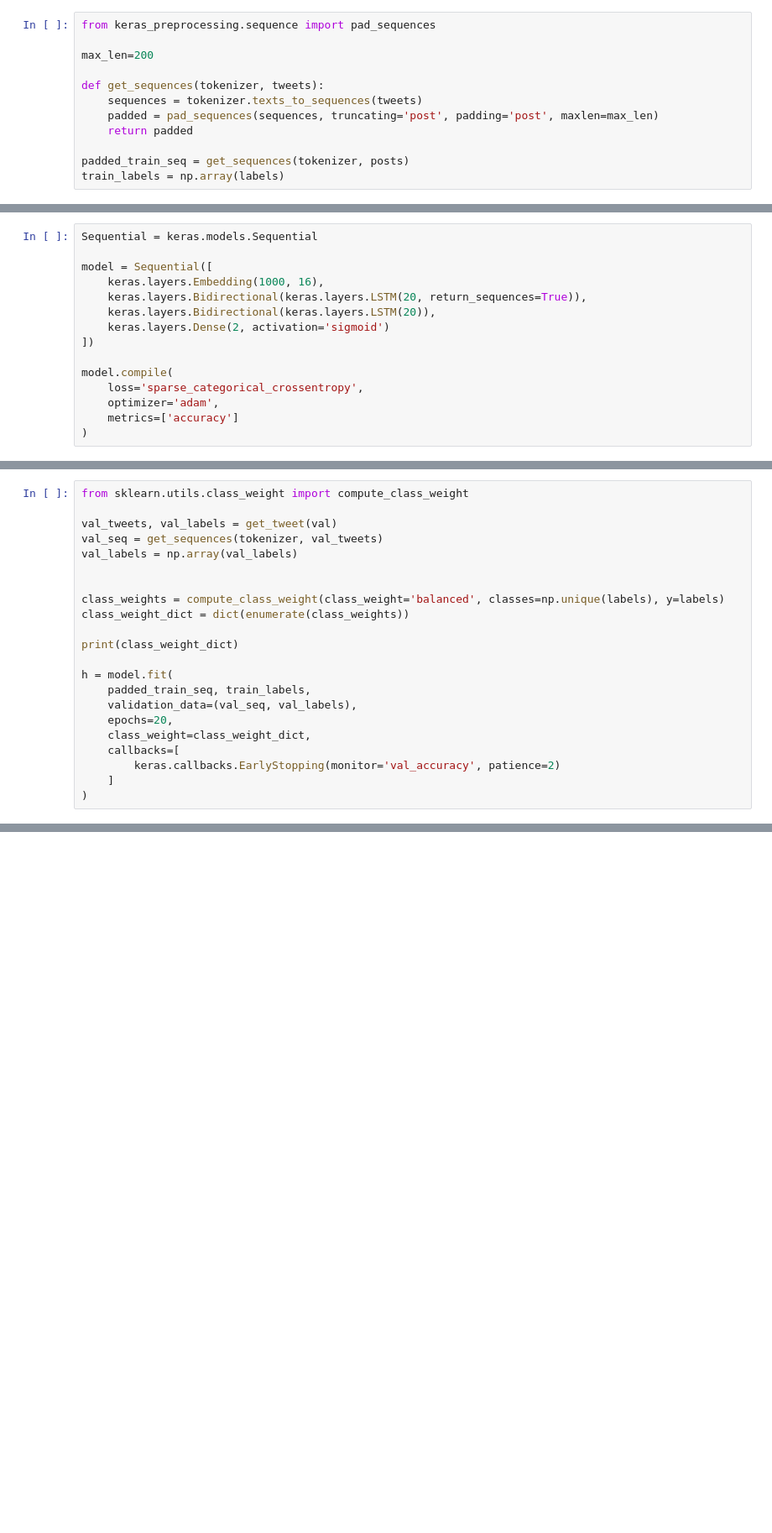
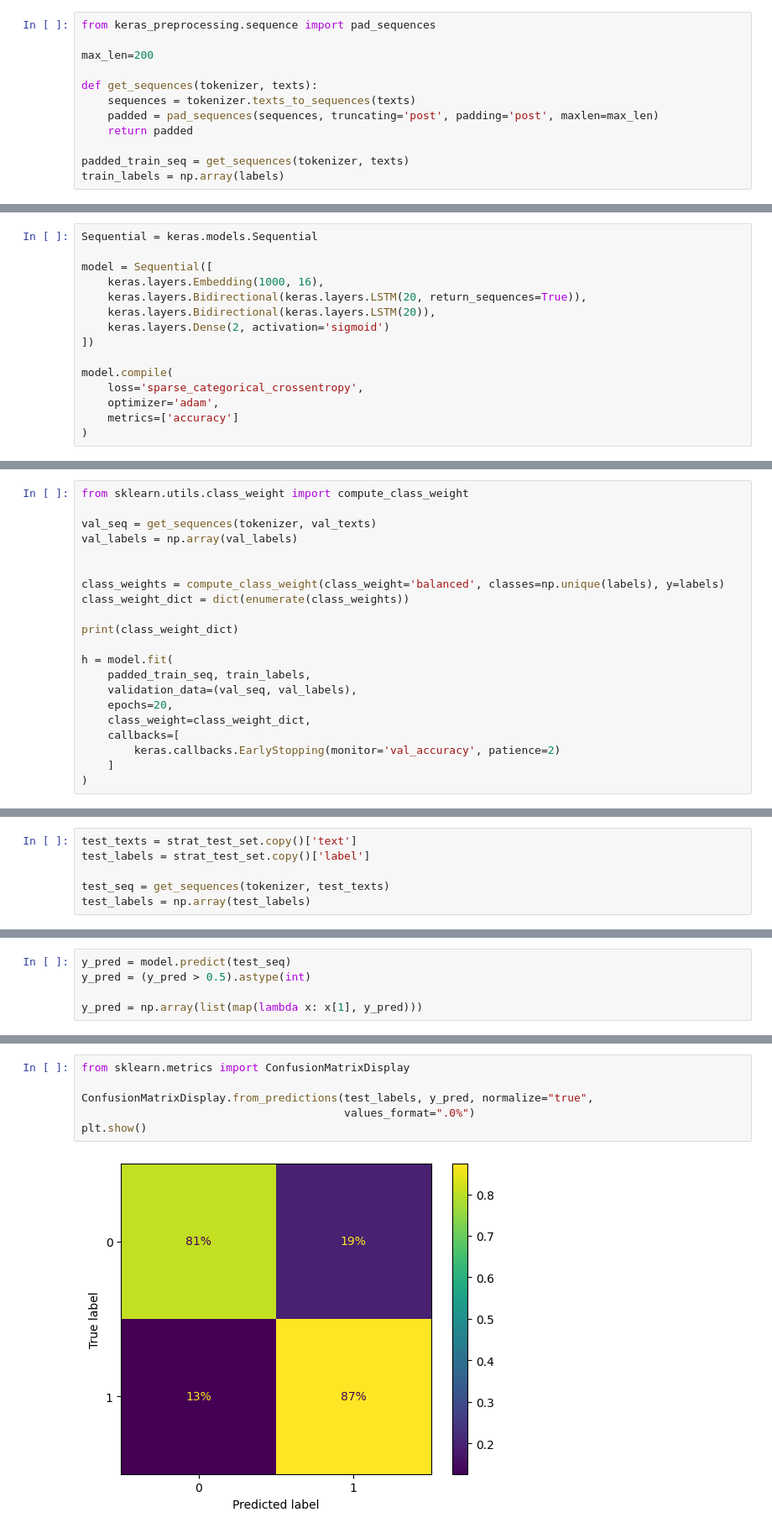
Before and after one commit to sivabalansm/reddit_depression_analysis, a Jupyter notebook: analyzer/solver.ipynb, the cells around one changed output, grey strips where cells are left out. Shown at 84% size. Saved outputs shown, nothing was run; the diff lists cells and outputs as text; blank space fills up the shorter version.

```diff
--- a/analyzer/solver.ipynb
+++ b/analyzer/solver.ipynb
@@ -109,12 +138,12 @@ from keras_preprocessing.sequence import pad_sequences
 
 max_len=200
 
-def get_sequences(tokenizer, tweets):
-    sequences = tokenizer.texts_to_sequences(tweets)
+def get_sequences(tokenizer, texts):
+    sequences = tokenizer.texts_to_sequences(texts)
     padded = pad_sequences(sequences, truncating='post', padding='post', maxlen=max_len)
     return padded
 
-padded_train_seq = get_sequences(tokenizer, posts)
+padded_train_seq = get_sequences(tokenizer, texts)
 train_labels = np.array(labels)
 # %% [markdown]
 #### Creating the model
@@ -136,8 +175,7 @@ model.compile(
 # %%
 from sklearn.utils.class_weight import compute_class_weight
 
-val_tweets, val_labels = get_tweet(val)
-val_seq = get_sequences(tokenizer, val_tweets)
+val_seq = get_sequences(tokenizer, val_texts)
 val_labels = np.array(val_labels)
 
 
@@ -157,0 +231,6 @@ h = model.fit(
+# %%
+test_texts = strat_test_set.copy()['text']
+test_labels = strat_test_set.copy()['label']
+
+test_seq = get_sequences(tokenizer, test_texts)
+test_labels = np.array(test_labels)
@@ -157,0 +261,5 @@ h = model.fit(
+# %%
+y_pred = model.predict(test_seq)
+y_pred = (y_pred > 0.5).astype(int)
+
+y_pred = np.array(list(map(lambda x: x[1], y_pred)))
@@ -157,0 +281,8 @@ h = model.fit(
+# %%
+from sklearn.metrics import ConfusionMatrixDisplay
+
+ConfusionMatrixDisplay.from_predictions(test_labels, y_pred, normalize="true",
+                                        values_format=".0%")
+plt.show()
+# %% [output]
+[figure, added]
```
Also changed, not shown: parts of 13 cells of this notebook, 2 other files.
